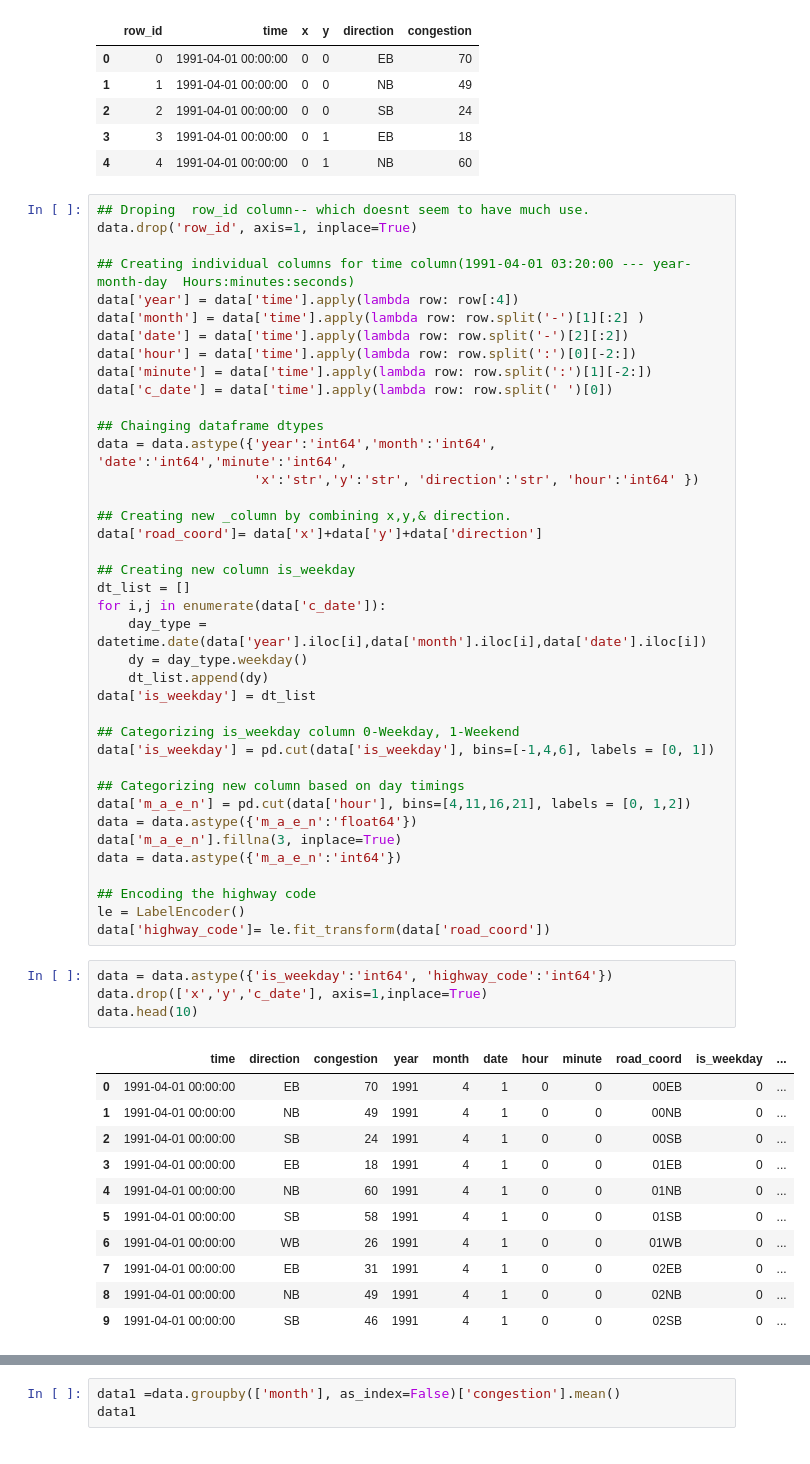
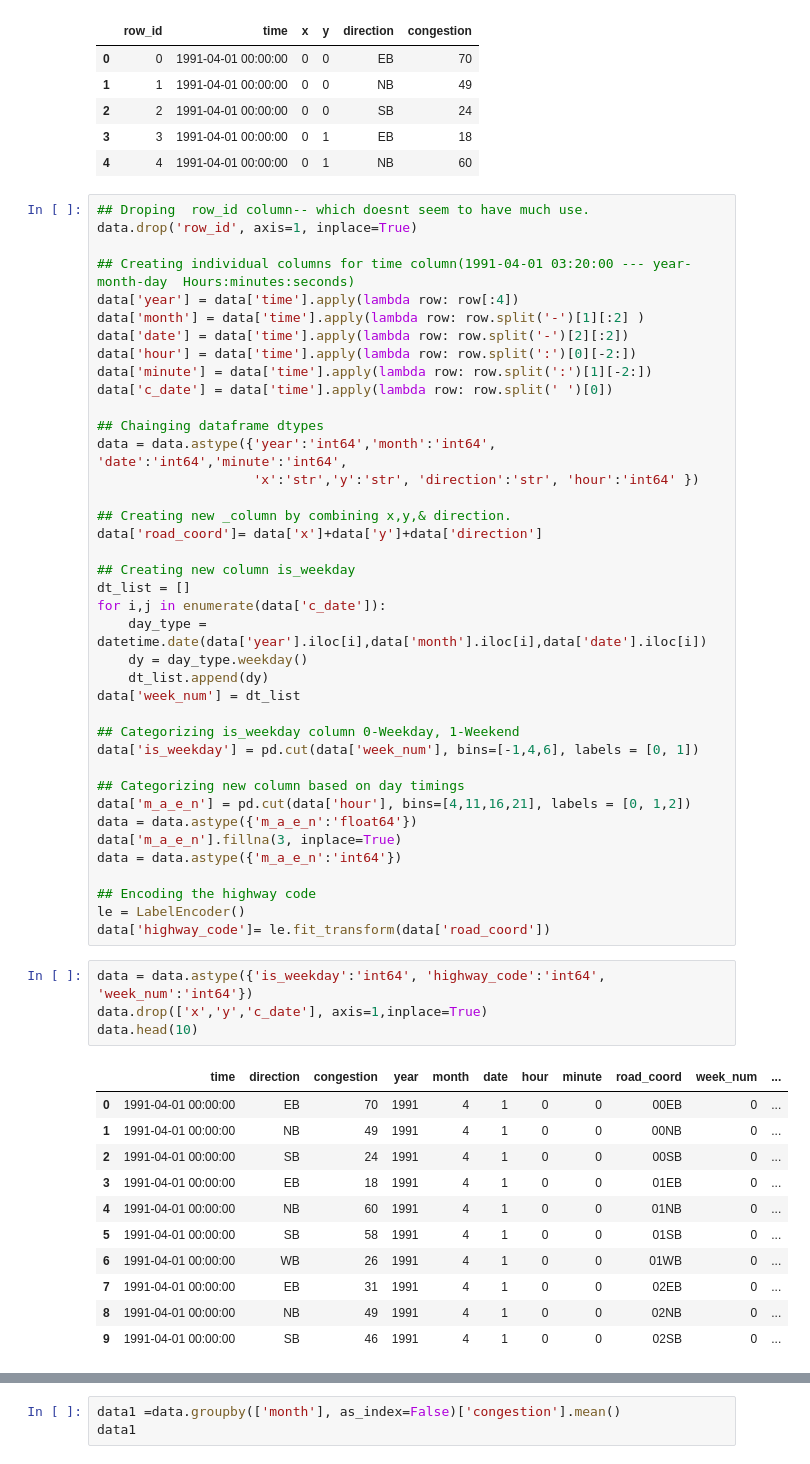
Before and after one commit to nagarjuna-de/Tabular-playground-series, a Jupyter notebook: Jupyter notebooks/fe.ipynb, the cells around one changed output, grey strips where cells are left out. Cells and saved outputs as stored; diff of their text form.

```diff
--- a/Jupyter notebooks/fe.ipynb
+++ b/Jupyter notebooks/fe.ipynb
@@ -44,10 +44,10 @@ for i,j in enumerate(data['c_date']):
     day_type = datetime.date(data['year'].iloc[i],data['month'].iloc[i],data['date'].iloc[i])
     dy = day_type.weekday()
     dt_list.append(dy)
-data['is_weekday'] = dt_list
+data['week_num'] = dt_list
 
 ## Categorizing is_weekday column 0-Weekday, 1-Weekend
-data['is_weekday'] = pd.cut(data['is_weekday'], bins=[-1,4,6], labels = [0, 1])
+data['is_weekday'] = pd.cut(data['week_num'], bins=[-1,4,6], labels = [0, 1])
 
 ## Categorizing new column based on day timings
 data['m_a_e_n'] = pd.cut(data['hour'], bins=[4,11,16,21], labels = [0, 1,2])
@@ -59,11 +59,11 @@ data = data.astype({'m_a_e_n':'int64'})
 le = LabelEncoder()
 data['highway_code']= le.fit_transform(data['road_coord'])
 # %%
-data = data.astype({'is_weekday':'int64', 'highway_code':'int64'})
+data = data.astype({'is_weekday':'int64', 'highway_code':'int64', 'week_num':'int64'})
 data.drop(['x','y','c_date'], axis=1,inplace=True)
 data.head(10)
 # %% [output]
-|  | time | direction | congestion | year | month | date | hour | minute | road_coord | is_weekday | ... |
+|  | time | direction | congestion | year | month | date | hour | minute | road_coord | week_num | ... |
 | 0 | 1991-04-01 00:00:00 | EB | 70 | 1991 | 4 | 1 | 0 | 0 | 00EB | 0 | ... |
 | 1 | 1991-04-01 00:00:00 | NB | 49 | 1991 | 4 | 1 | 0 | 0 | 00NB | 0 | ... |
 | 2 | 1991-04-01 00:00:00 | SB | 24 | 1991 | 4 | 1 | 0 | 0 | 00SB | 0 | ... |
```
Also changed, not shown: parts of 2 cells of this notebook, 3 other files.
